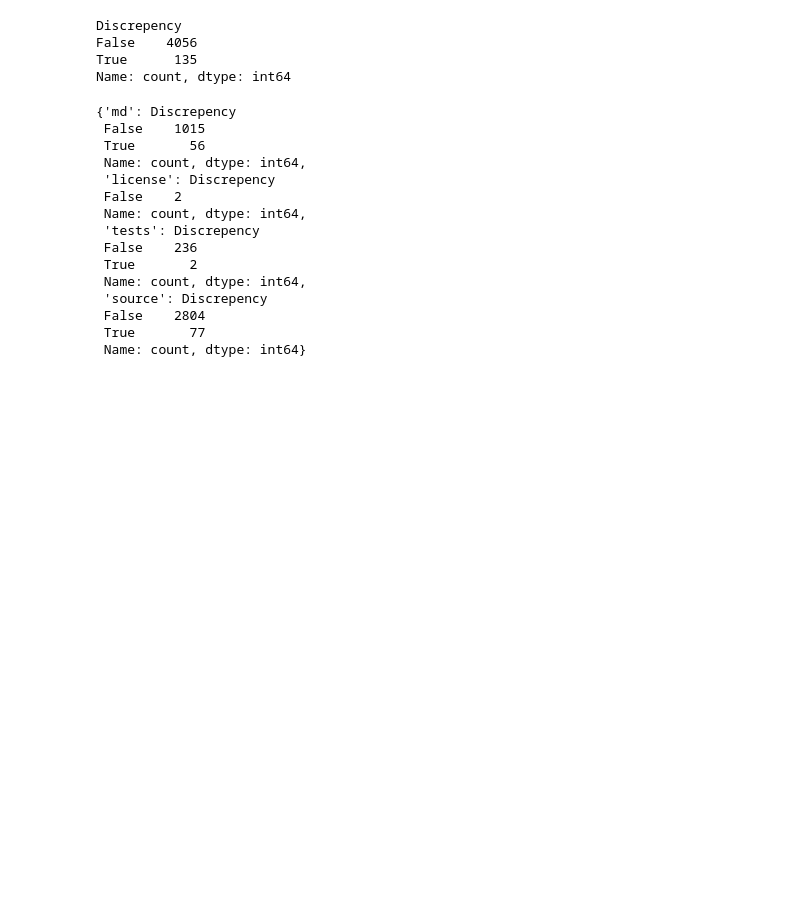
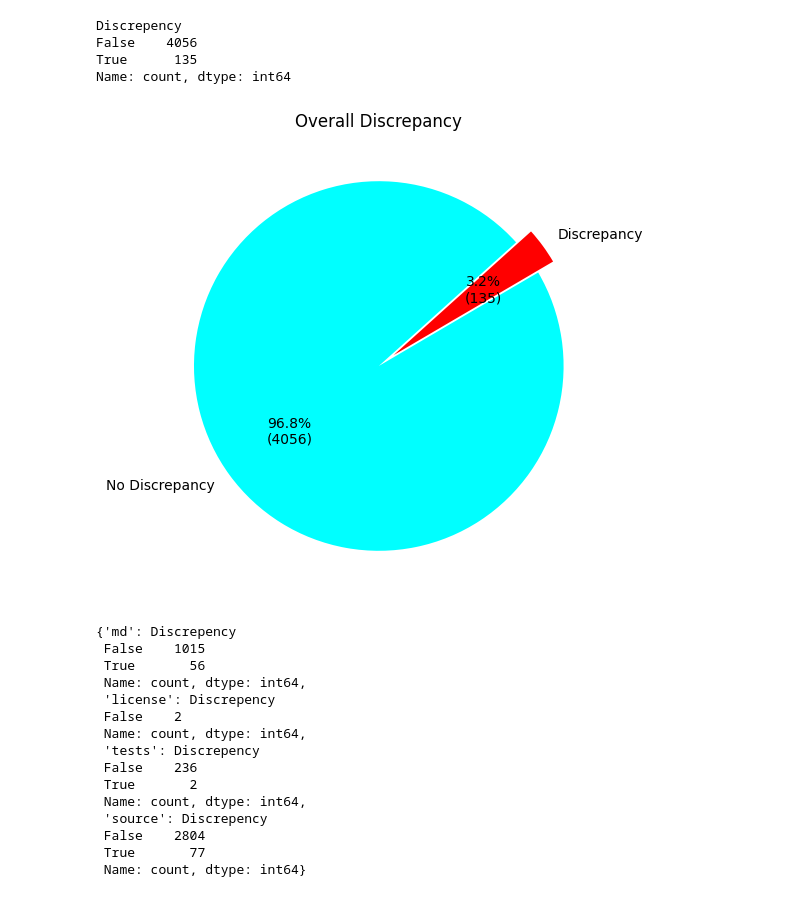
Before and after one commit to jsmaskeen/CS202-STTCSE, a Jupyter notebook: main.ipynb, the cells around one changed output. Saved outputs shown, nothing was run; the diff lists cells and outputs as text; code cells hidden in the pictures; blank space fills up the shorter version.

```diff
--- a/main.ipynb
+++ b/main.ipynb
@@ -199,6 +320,10 @@ Discrepency
 False    4056
 True      135
 Name: count, dtype: int64
+# %%
+plot_discrepency(overall_discrepency)
+# %% [output]
+[figure, added]
 # %%
 discrepency_stats =statistics(df)
 discrepency_stats
```
Also changed, not shown: parts of 9 cells of this notebook, 1 other file.
